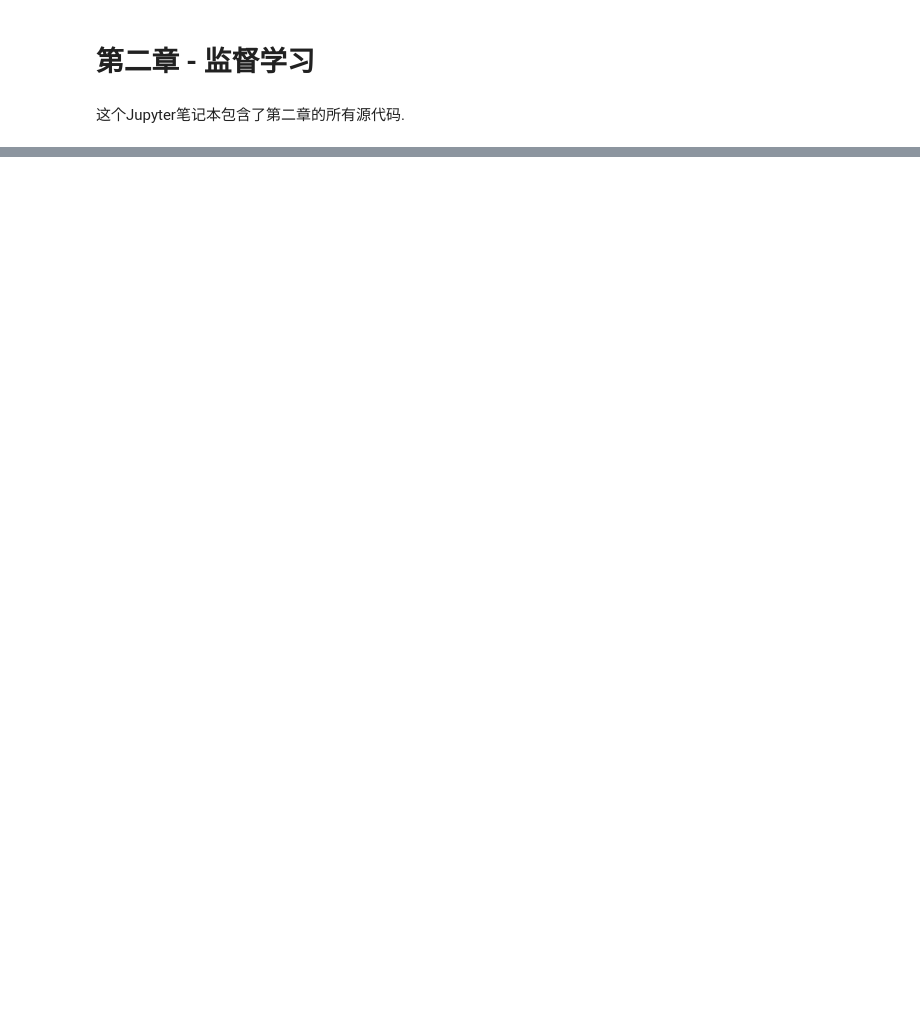
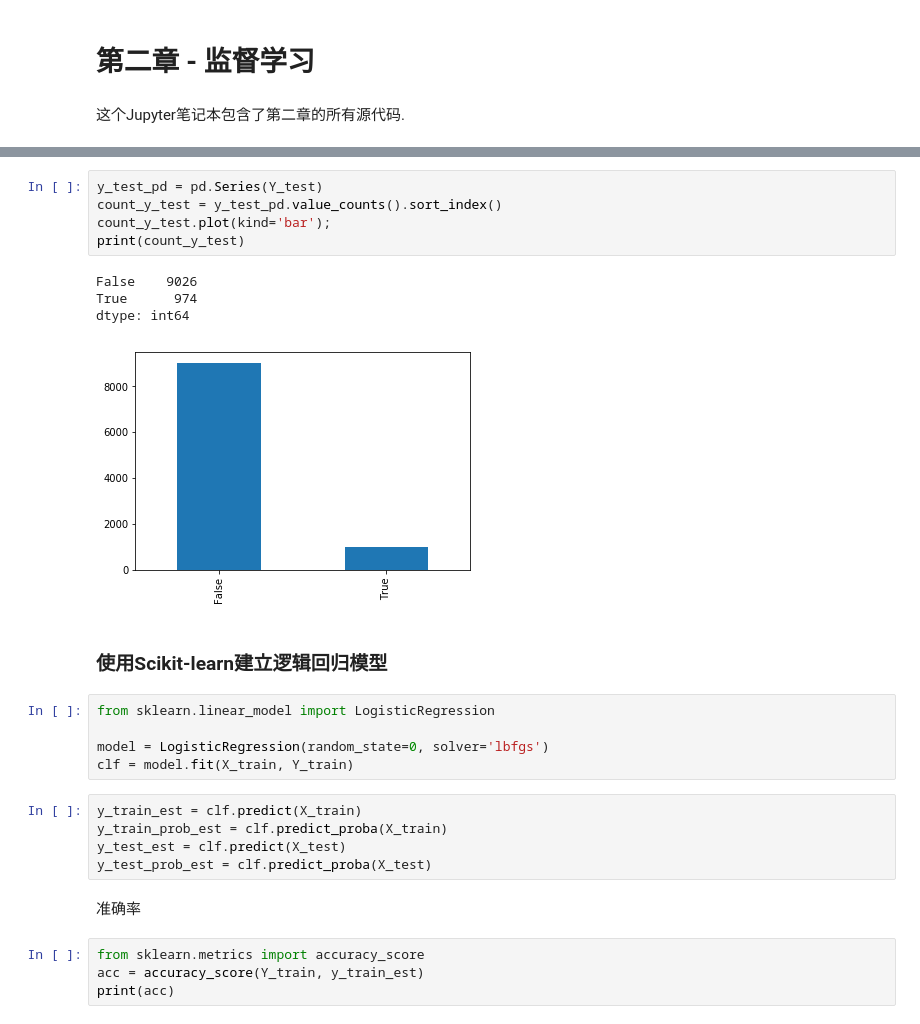
Before and after one commit to deepintomlf/mlfbook, a Jupyter notebook: Chapter2_Supervised_Learning/ensemble_model.ipynb, the cells around one changed output, grey strips where cells are left out. Drawn from its saved outputs; the diff is of its cells as text; blank space fills up the shorter version.

Commit message:
add logistic regression

```diff
--- a/Chapter2_Supervised_Learning/ensemble_model.ipynb
+++ b/Chapter2_Supervised_Learning/ensemble_model.ipynb
@@ -6,0 +35,28 @@
+# %%
+y_test_pd = pd.Series(Y_test)
+count_y_test = y_test_pd.value_counts().sort_index()
+count_y_test.plot(kind='bar');
+print(count_y_test)
+# %% [output]
+False    9026
+True      974
+dtype: int64
+[figure, added]
+# %% [markdown]
+### **使用Scikit-learn建立逻辑回归模型**
+# %%
+from sklearn.linear_model import LogisticRegression
+
+model = LogisticRegression(random_state=0, solver='lbfgs')
+clf = model.fit(X_train, Y_train)
+# %%
+y_train_est = clf.predict(X_train)
+y_train_prob_est = clf.predict_proba(X_train)
+y_test_est = clf.predict(X_test)
+y_test_prob_est = clf.predict_proba(X_test)
+# %% [markdown]
+准确率
+# %%
+from sklearn.metrics import accuracy_score
+acc = accuracy_score(Y_train, y_train_est)
+print(acc)
```
Also changed, not shown: parts of 18 cells of this notebook.
